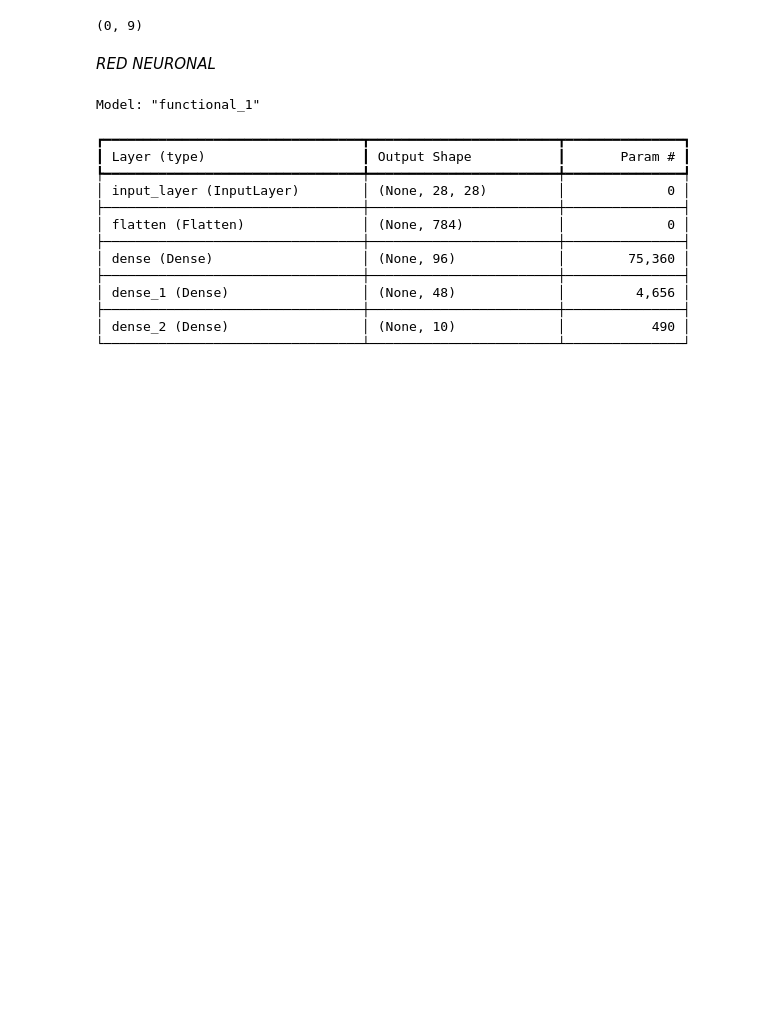
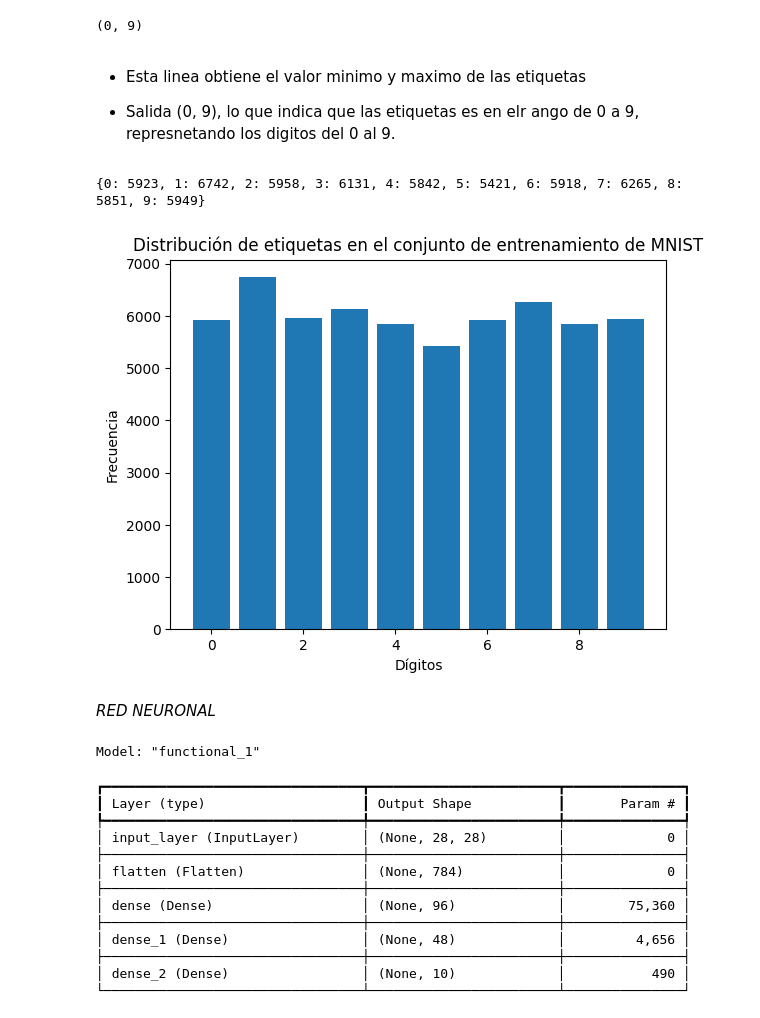
Before and after one commit to facuvulcano/FIA, a Jupyter notebook: NNs.ipynb, the cells around one changed output. Cells and saved outputs as stored; diff of their text form; code cells hidden in the pictures; blank space fills up the shorter version.

```diff
--- a/NNs.ipynb
+++ b/NNs.ipynb
@@ -38,6 +56,26 @@ labels.shape
 labels.min(), labels.max()
 # %% [output]
 (0, 9)
+# %% [markdown]
+- Esta linea obtiene el valor minimo y maximo de las etiquetas
+
+- Salida (0, 9), lo que indica que las etiquetas es en elr ango de 0 a 9, represnetando los digitos del 0 al 9.
+# %%
+# Contar la frecuencia de cada etiqueta en el conjunto de entrenamiento
+unique, counts = np.unique(labels, return_counts=True)
+
+# Mostrar las frecuencias
+print(dict(zip(unique, counts)))
+
+# Graficar la distribución de etiquetas
+plt.bar(unique, counts)
+plt.xlabel('Dígitos')
+plt.ylabel('Frecuencia')
+plt.title('Distribución de etiquetas en el conjunto de entrenamiento de MNIST')
+plt.show()
+# %% [output]
+{0: 5923, 1: 6742, 2: 5958, 3: 6131, 4: 5842, 5: 5421, 6: 5918, 7: 6265, 8: 5851, 9: 5949}
+[figure, added]
 # %% [markdown]
 *RED NEURONAL*
 # %%
```
Also changed, not shown: parts of 5 cells of this notebook, 2 other files.
